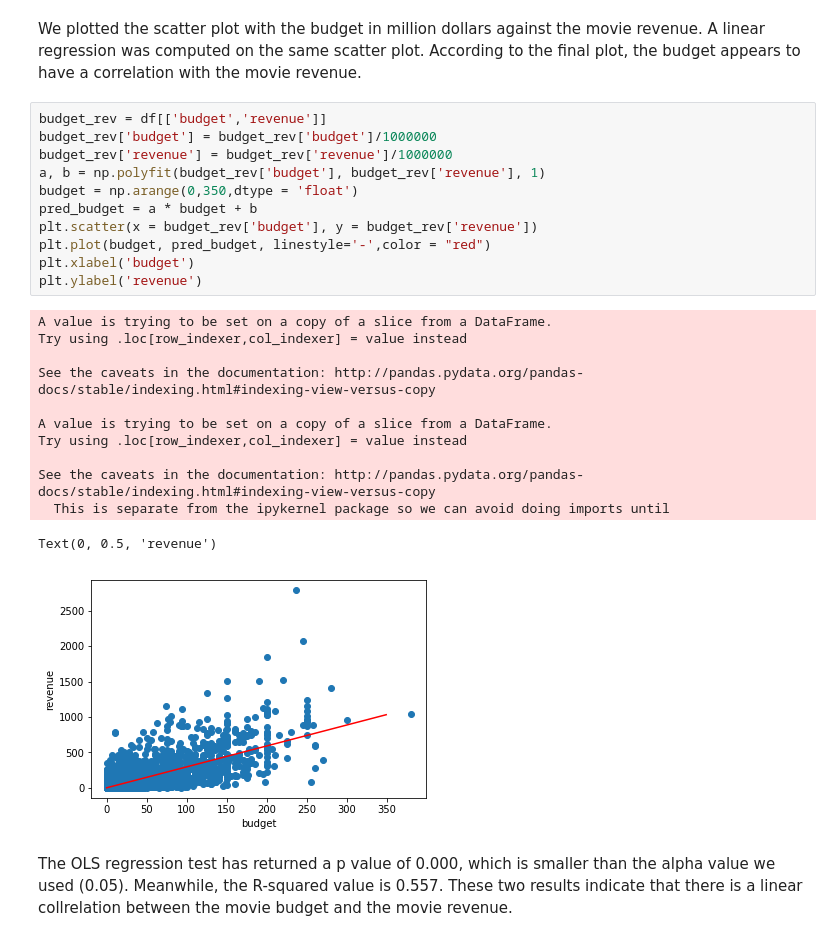
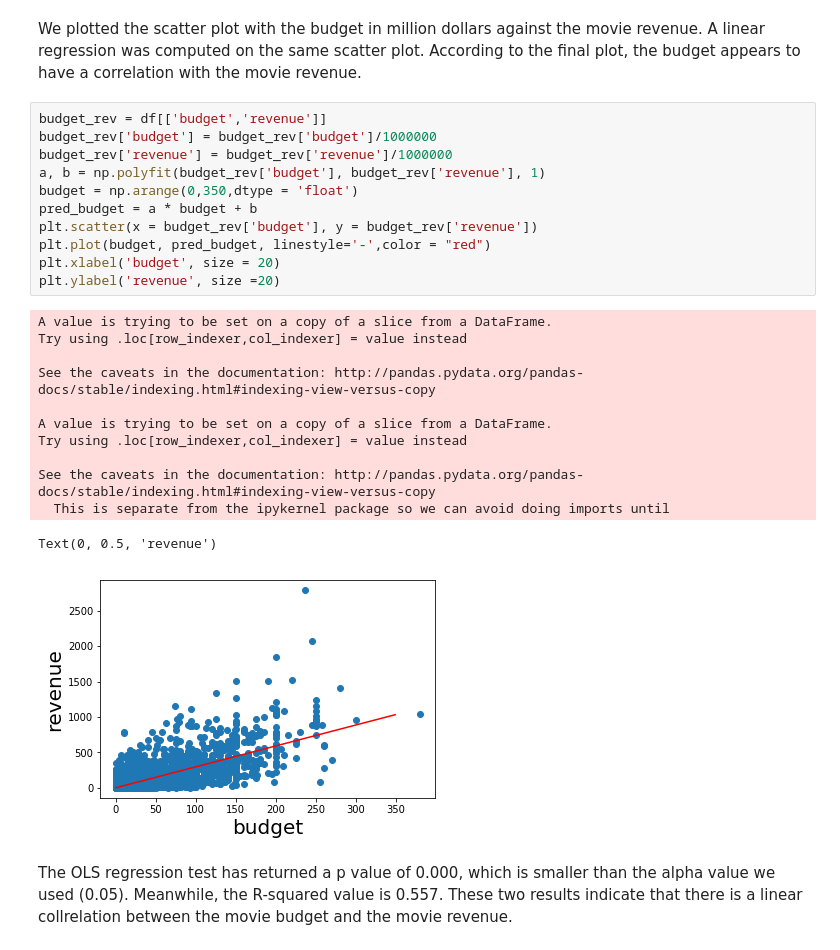
Before and after one commit to COGS108/MyFirstPullRequest, a Jupyter notebook: FinalProject.ipynb, the cells around one changed output. Saved outputs shown, nothing was run; the diff lists cells and outputs as text.

```diff
--- a/FinalProject.ipynb
+++ b/FinalProject.ipynb
@@ -477,27 +477,27 @@ We plotted the scatter plot with the budget in million dollars against the movie
 # %%
 budget_rev = df[['budget','revenue']]
 budget_rev['budget'] = budget_rev['budget']/1000000
 budget_rev['revenue'] = budget_rev['revenue']/1000000
 a, b = np.polyfit(budget_rev['budget'], budget_rev['revenue'], 1)
 budget = np.arange(0,350,dtype = 'float')
 pred_budget = a * budget + b
 plt.scatter(x = budget_rev['budget'], y = budget_rev['revenue'])
 plt.plot(budget, pred_budget, linestyle='-',color = "red")
-plt.xlabel('budget')
-plt.ylabel('revenue')
+plt.xlabel('budget', size = 20)
+plt.ylabel('revenue', size =20)
 # %% [output]
 A value is trying to be set on a copy of a slice from a DataFrame.
 Try using .loc[row_indexer,col_indexer] = value instead
 
 See the caveats in the documentation: http://pandas.pydata.org/pandas-docs/stable/indexing.html#indexing-view-versus-copy
 
 A value is trying to be set on a copy of a slice from a DataFrame.
 Try using .loc[row_indexer,col_indexer] = value instead
 
 See the caveats in the documentation: http://pandas.pydata.org/pandas-docs/stable/indexing.html#indexing-view-versus-copy
   This is separate from the ipykernel package so we can avoid doing imports until
 Text(0, 0.5, 'revenue')
-[figure, old version]
+[figure, new version]
 # %% [markdown]
 The OLS regression test has returned a p value of 0.000, which is smaller than the alpha value we used (0.05). Meanwhile, the R-squared value is 0.557. These two results indicate that there is a linear collrelation between the movie budget and the movie revenue.
 # %%
```
Also changed, not shown: parts of 12 cells of this notebook.
